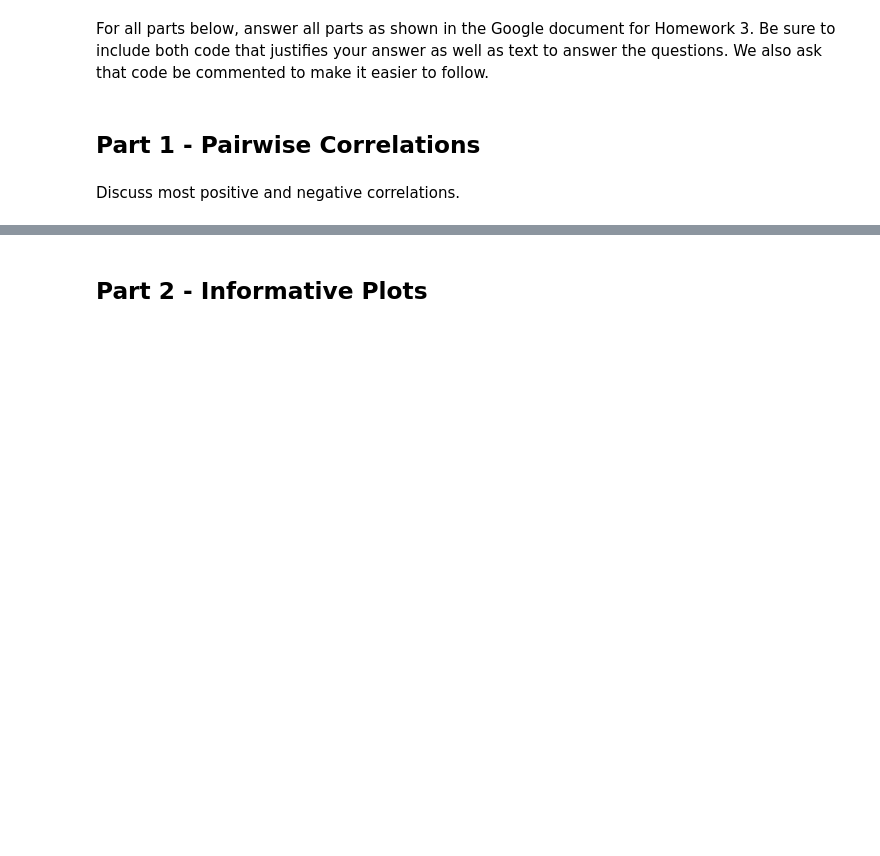
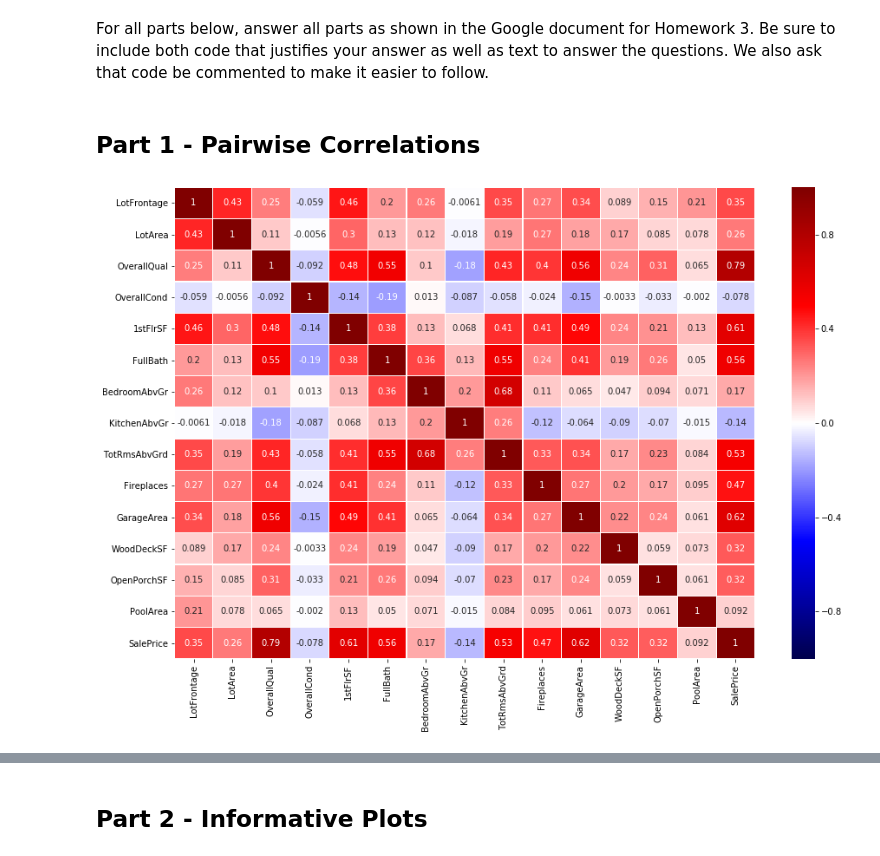
Before and after one commit to rmodi6/house-prices-advanced-regression, a Jupyter notebook: cse519_hw3_modi_ruchit_112685342.ipynb, the cells around one changed output, grey strips where cells are left out. Saved outputs shown, nothing was run; the diff lists cells and outputs as text; code cells hidden in the pictures; blank space fills up the shorter version.

```diff
--- a/cse519_hw3_modi_ruchit_112685342.ipynb
+++ b/cse519_hw3_modi_ruchit_112685342.ipynb
@@ -5,2 +16,5 @@ For all parts below, answer all parts as shown in the Google document for Homewo
+# %%
+# Load training data
+df = dt.fread('dataset/train.csv').to_pandas()
 # %% [markdown]
 ## Part 1 - Pairwise Correlations
@@ -9,2 +21,8 @@ For all parts below, answer all parts as shown in the Google document for Homewo
-# %% [markdown]
-Discuss most positive and negative correlations.
+# %%
+# Select columns for correlation and plot the heatmap
+columns = ['LotFrontage', 'LotArea', 'OverallQual', 'OverallCond', '1stFlrSF', 'FullBath', 'BedroomAbvGr', 'KitchenAbvGr', 'TotRmsAbvGrd', 'Fireplaces', 'GarageArea', 'WoodDeckSF', 'OpenPorchSF', 'PoolArea', 'SalePrice']
+fig, ax = plt.subplots(figsize=(15, 10))
+ax = sns.heatmap(df[columns].corr(), vmin=-1, vmax=1, cmap='seismic', linewidths=0.2, annot=True, ax=ax)
+ylim = ax.set_ylim(15, 0)
+# %% [output]
+[figure, added]
```
Also changed, not shown: parts of 4 cells of this notebook, 1 other file.
